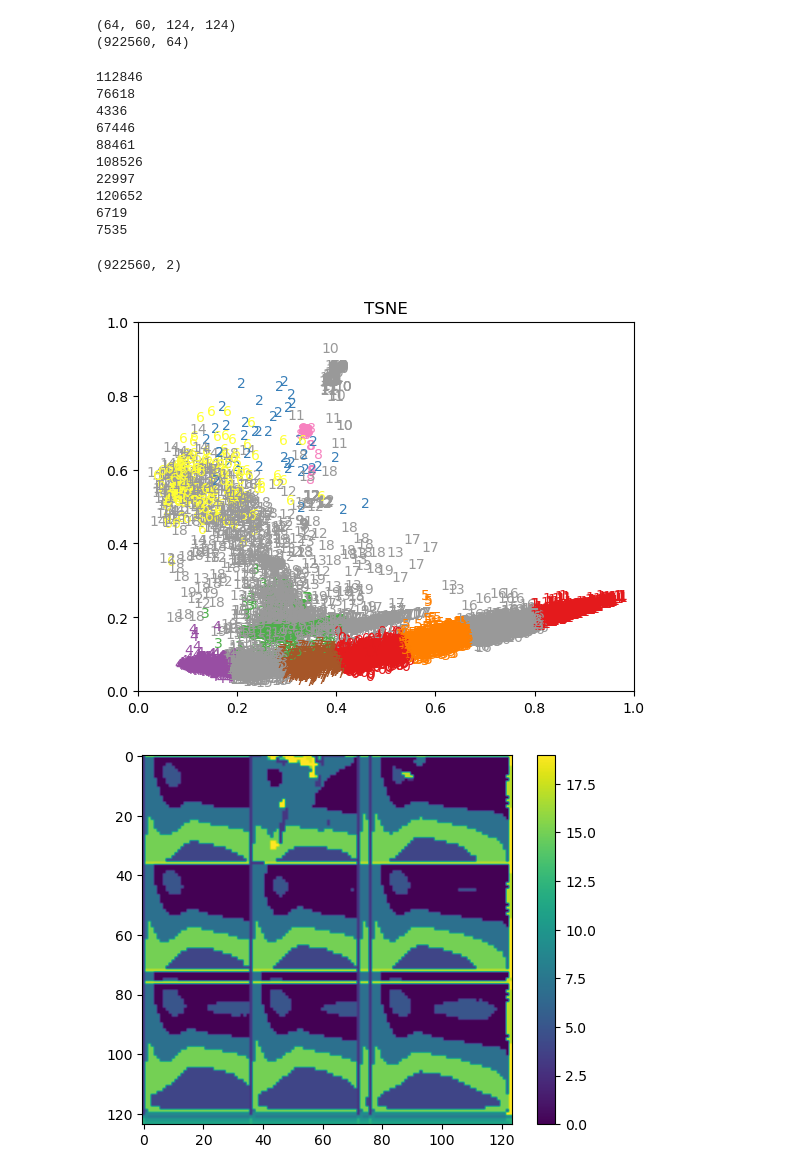
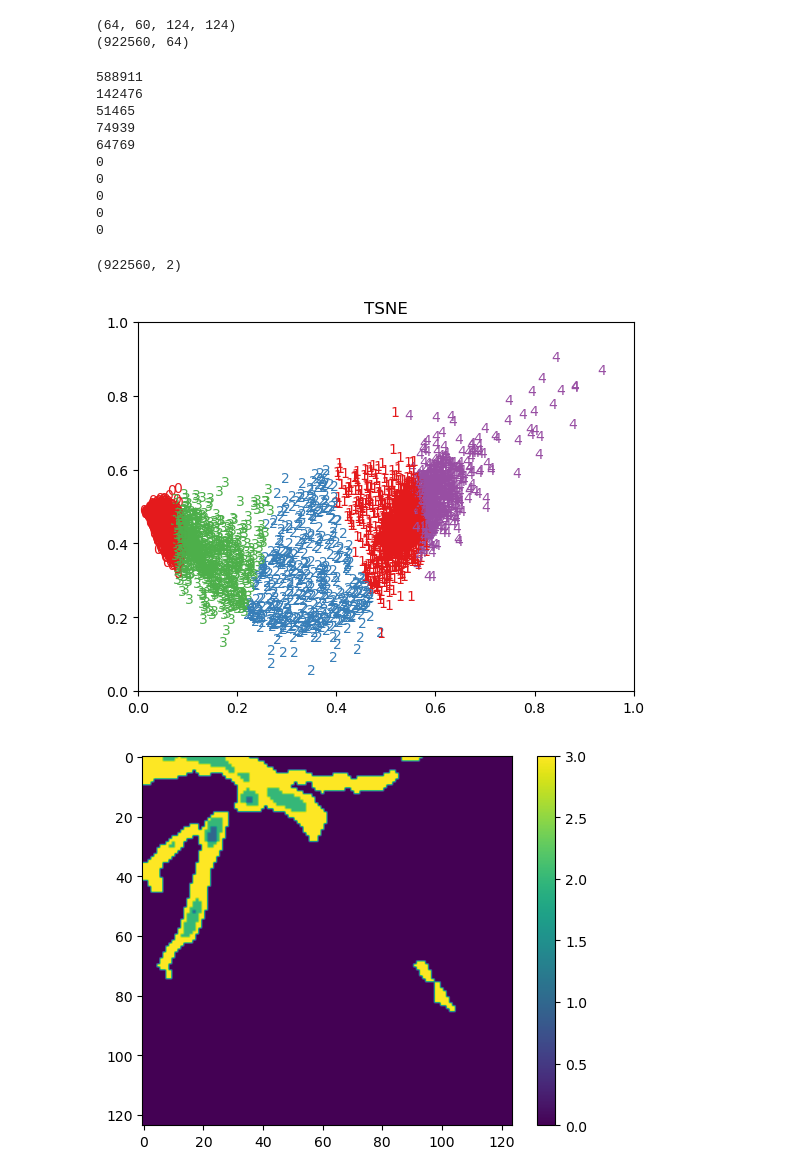
Before and after one commit to dengchihwei/LCNetVesselSeg, a Jupyter notebook: analysis/Untitled.ipynb, the cells around one changed output. Saved outputs shown, nothing was run; the diff lists cells and outputs as text; code cells hidden in the pictures.

```diff
--- a/analysis/Untitled.ipynb
+++ b/analysis/Untitled.ipynb
@@ -6,7 +6,7 @@ from sklearn.cluster import SpectralClustering
 from matplotlib import pyplot as plt
 from sklearn.cluster import DBSCAN
 # %%
-features = np.load('/Users/zhiweideng/Desktop/NICR/DarkVessels/analysis/LSA_h1_subj_3_feat.npy')
+features = np.load('/Users/zhiweideng/Desktop/NICR/DarkVessels/analysis/LSA_h1_subj_1_feat.npy')
 print(features.shape)
 features = features.reshape((64, -1)).T
 print(features.shape)
@@ -18,3 +16,5 @@ clustering = KMeans(n_clusters=20, random_state=1).fit(features)
+# %%
+clustering = KMeans(n_clusters=5, random_state=1).fit(features)
 # %%
 labels = clustering.labels_
 # %%
@@ -29,16 +29,16 @@ print(sum(labels == 7))
 print(sum(labels == 8))
 print(sum(labels == 9))
 # %% [output]
-112846
-76618
-4336
-67446
-88461
-108526
-22997
-120652
-6719
-7535
+588911
+142476
+51465
+74939
+64769
+0
+0
+0
+0
+0
 # %%
 pca = PCA(n_components=2)
 pca.fit(features)
@@ -60,11 +60,11 @@ def plot_embedding(data, labels, title):
 fig = plot_embedding(coordinates, labels, 'TSNE')
 plt.show()
 # %% [output]
-[figure, old version]
+[figure, new version]
 # %%
 labels = labels.reshape(1, 60, 124, 124)
-plt.imshow(labels[0, 14, :, :])
+plt.imshow(labels[0, 15, :, :])
 plt.colorbar()
 plt.show()
 # %% [output]
-[figure, old version]
+[figure, new version]
```
Also changed, not shown: parts of 1 cell of this notebook, 4 other files.
